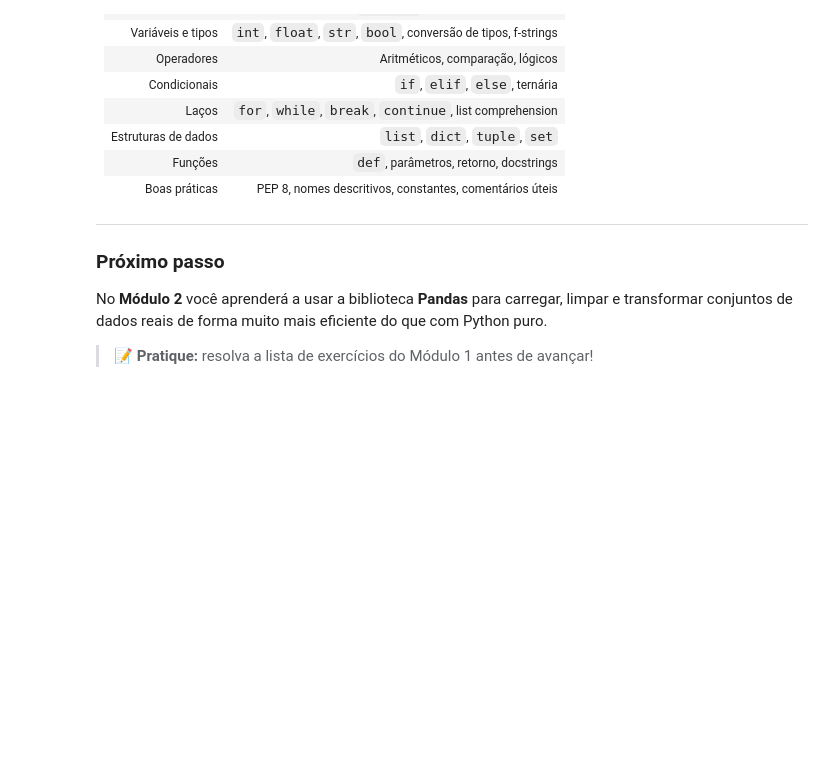
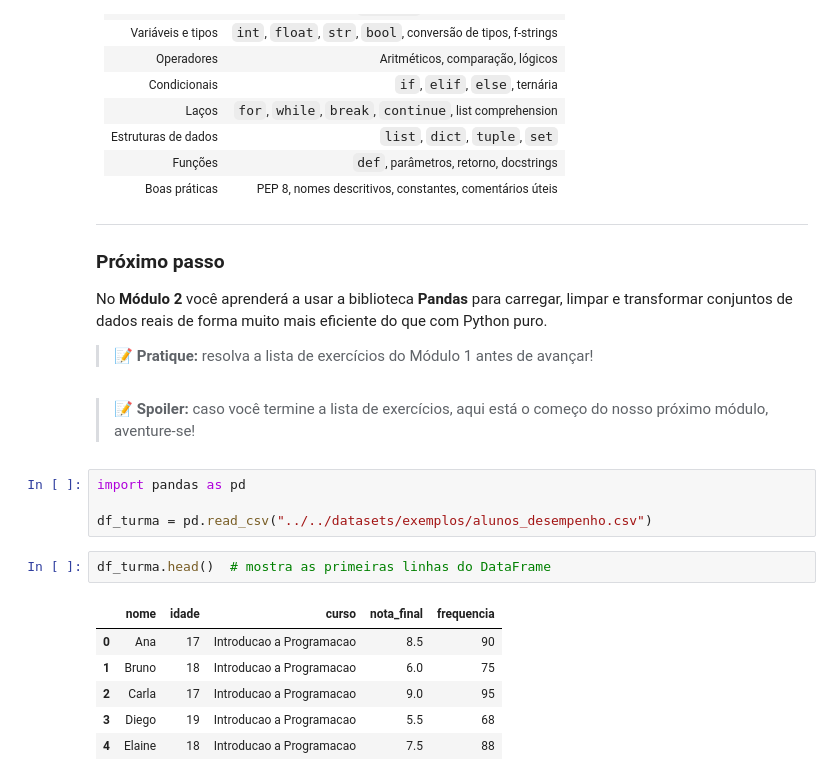
Before and after one commit to leduardopacheco/cursoPythonCDD, a Jupyter notebook: notebooks/modulo-1/fundamentos_python.ipynb, the cells around one changed output. Drawn from its saved outputs; the diff is of its cells as text; blank space fills up the shorter version.

Commit message:
Adicionando uma prévia do que seria o módulo 2

```diff
--- a/notebooks/modulo-1/fundamentos_python.ipynb
+++ b/notebooks/modulo-1/fundamentos_python.ipynb
@@ -583,3 +752,18 @@ Parabéns! Você concluiu o primeiro módulo. Revise o que foi visto:
 No **Módulo 2** você aprenderá a usar a biblioteca **Pandas** para carregar, limpar e transformar conjuntos de dados reais de forma muito mais eficiente do que com Python puro.
 
 > 📝 **Pratique:** resolva a lista de exercícios do Módulo 1 antes de avançar!
+# %% [markdown]
+> 📝 **Spoiler:** caso você termine a lista de exercícios, aqui está o começo do nosso próximo módulo, aventure-se!
+# %%
+import pandas as pd
+
+df_turma = pd.read_csv("../../datasets/exemplos/alunos_desempenho.csv")
+# %%
+df_turma.head()  # mostra as primeiras linhas do DataFrame
+# %% [output]
+|  | nome | idade | curso | nota_final | frequencia |
+| 0 | Ana | 17 | Introducao a Programacao | 8.5 | 90 |
+| 1 | Bruno | 18 | Introducao a Programacao | 6.0 | 75 |
+| 2 | Carla | 17 | Introducao a Programacao | 9.0 | 95 |
+| 3 | Diego | 19 | Introducao a Programacao | 5.5 | 68 |
+| 4 | Elaine | 18 | Introducao a Programacao | 7.5 | 88 |
```
Also changed, not shown: parts of 30 cells of this notebook.
